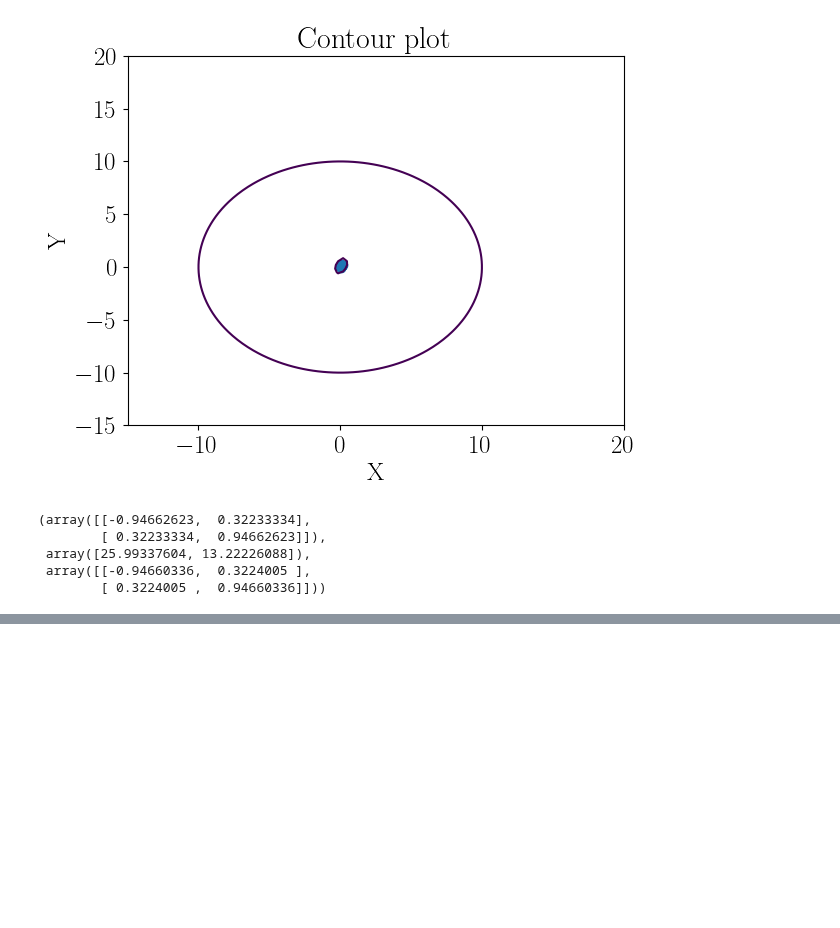
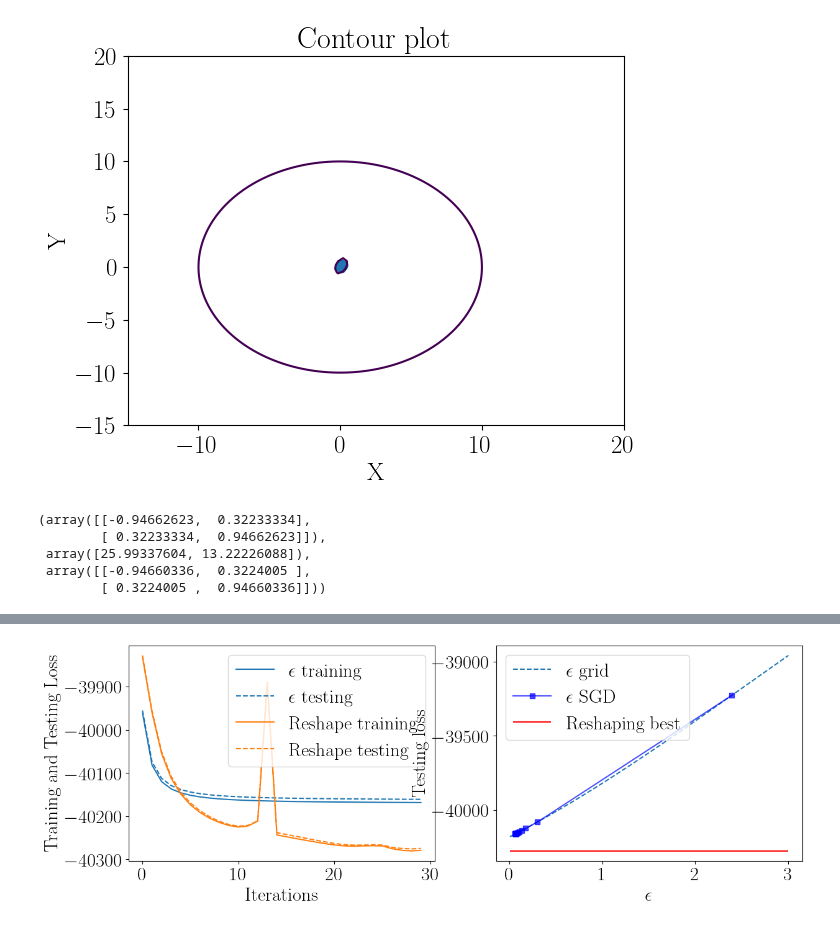
Before and after one commit to stellatogrp/lropt, a Jupyter notebook: examples/experiments/tutorial_learning.ipynb, the cells around one changed output, grey strips where cells are left out. Saved outputs shown, nothing was run; the diff lists cells and outputs as text; code cells hidden in the pictures; blank space fills up the shorter version.

```diff
--- a/examples/experiments/tutorial_learning.ipynb
+++ b/examples/experiments/tutorial_learning.ipynb
@@ -483,0 +538,7 @@ plt.show()
+# %%
+def loss(L,y,Y,s,data,l=5):
+    sums = 0
+    Nsample = data.shape[0]
+    for i in range(Nsample):
+        sums += torch.sum(torch.maximum(y + Y@data[i] - s, torch.tensor(0.,requires_grad = True)))
+    return L + torch.tensor(l)*sums/Nsample, L, sums/Nsample
@@ -483,0 +602,23 @@ plt.show()
+# %%
+
+# Plot results
+fig, (ax1, ax2) = plt.subplots(1, 2, figsize=(14, 4.5))
+ax1.plot(df_eps['step'], df_eps['Loss_val'], color="tab:blue", label=r"$\epsilon$ training")
+ax1.plot(df_eps['step'], df_eps['Eval_val'], linestyle='--', color="tab:blue", label=r"$\epsilon$ testing")
+ax1.plot(df1['step'], df1['Loss_val'], color="tab:orange", label="Reshape training")
+ax1.plot(df1['step'], df1['Eval_val'], linestyle='--', color="tab:orange", label="Reshape testing")
+ax1.legend()
+ax1.set_xlabel("Iterations")
+ax1.set_ylabel("Training and Testing Loss")
+
+styles = ["s",'o',"^","v","<",">","o",'s',"^","v","<",">"]
+j=0
+ax2.plot(1/dfgrid["Eps"], dfgrid["Eval_val"], color = colors[j], linestyle='--',label="$\epsilon$ grid")
+ax2.plot(1/df_r2["A_norm"],df_r2["Eval_val"], linestyle='-', marker=styles[j], color = "blue", label="$\epsilon$ SGD",alpha = 0.7)
+ax2.hlines( xmin = np.min(1/dfgrid["Eps"]), xmax = np.max(1/dfgrid["Eps"]), y = np.min(df1["Eval_val"]), label = "Reshaping best", color= "red")
+ax2.set_xlabel("$\epsilon$")
+ax2.set_ylabel("Testing loss")
+ax2.legend()
+plt.show()
+# %% [output]
+[figure, added]
```
Also changed, not shown: parts of 16 cells of this notebook, 15 other files.
